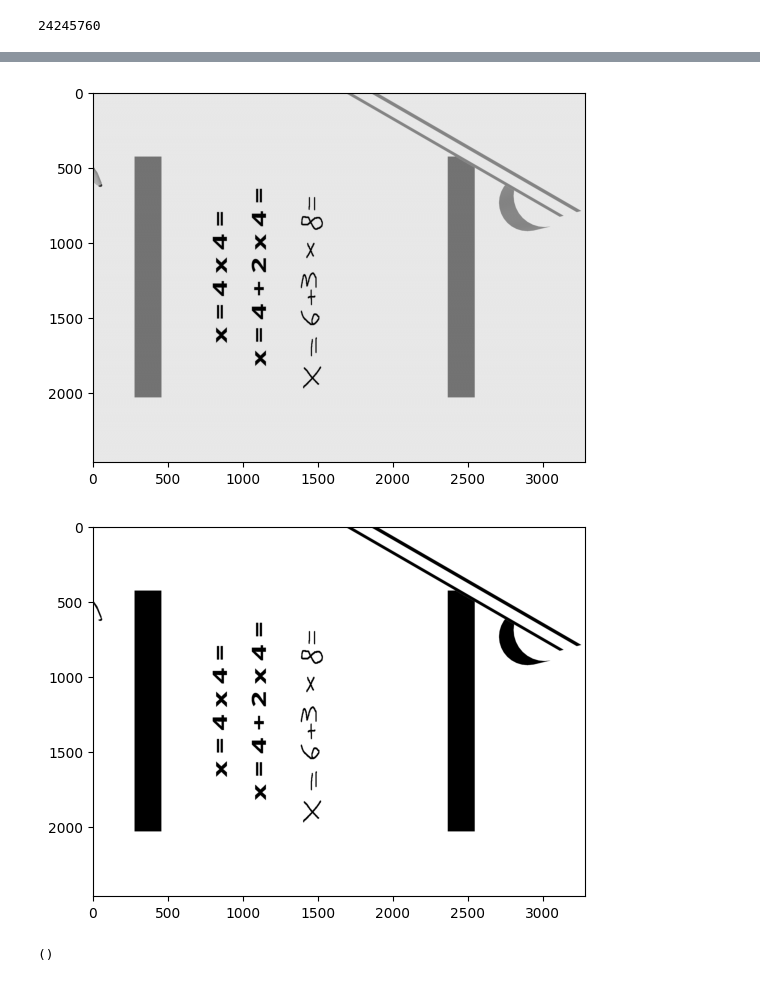
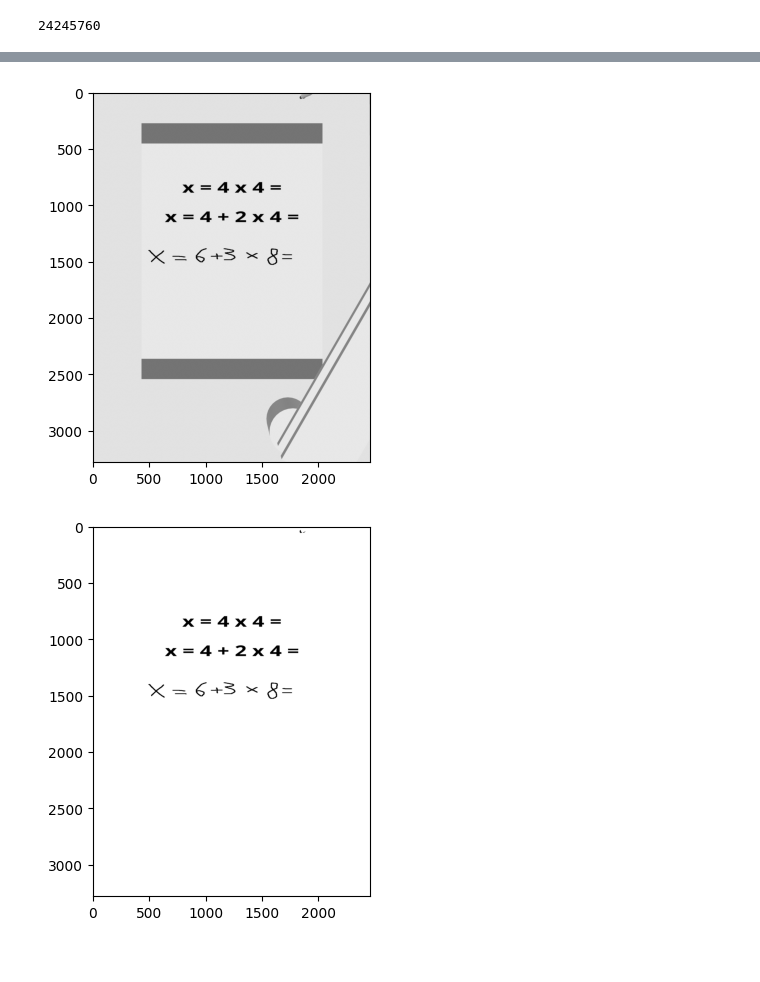
Before and after one commit to Dzen456/CalcUABlator, a Jupyter notebook: CoppeliaSim_CalcUABlator/CoppeliaSim_CalcUABlator_script.ipynb, the cells around one changed output, grey strips where cells are left out. Cells and saved outputs as stored; diff of their text form; code cells hidden in the pictures.

```diff
--- a/CoppeliaSim_CalcUABlator/CoppeliaSim_CalcUABlator_script.ipynb
+++ b/CoppeliaSim_CalcUABlator/CoppeliaSim_CalcUABlator_script.ipynb
@@ -87,6 +88,7 @@ image = image.astype(np.uint8)
 img=np.array(abs(image),dtype=np.uint8)
 img.resize([resolution[1],resolution[0],3])
 img = cv2.flip(img, 1)                             # So it is not like a mirror
+img = cv2.rotate(img, cv2.ROTATE_90_CLOCKWISE)
 plt.imshow(img)
 plt.show()
 # %% [output]
@@ -103,29 +105,10 @@ img_GRAY = cv2.cvtColor(img, cv2.COLOR_RGB2GRAY)
 plt.imshow(img_GRAY, cmap='gray', vmin=0,vmax=255)
 plt.show()
 # %% [output]
-[figure, old version]
+[figure, new version]
 # %%
-ret, thresh = cv2.threshold(img_GRAY,150,255,cv2.THRESH_BINARY)
+ret, thresh = cv2.threshold(img_GRAY,100,255,cv2.THRESH_BINARY)
 plt.imshow(thresh, cmap='gray', vmin=0,vmax=255)
 plt.show()
 # %% [output]
-[figure, old version]
+[figure, new version]
-# %%
-#We can also use a function to automatically detect blobs directly with SimpleBlobDetector
-# the BGR, GRAY or binarized image can be used directly
-
-#def init_blob_detector():
-# params = cv2.SimpleBlobDetector_Params()
-# params.minThreshold = 1
-# params.maxThreshold = 255
-# params.filterByArea = True
-# params.minArea = 1
-# params.filterByCircularity = False
-# params.filterByConvexity = False
-# params.filterByInertia = False
-
-detector=cv2.SimpleBlobDetector_create() #Verion antigua !!
-keypoints=detector.detect(thresh)
-print(keypoints)
-# %% [output]
-()
```
Also changed, not shown: parts of 12 cells of this notebook, 1 other file.
